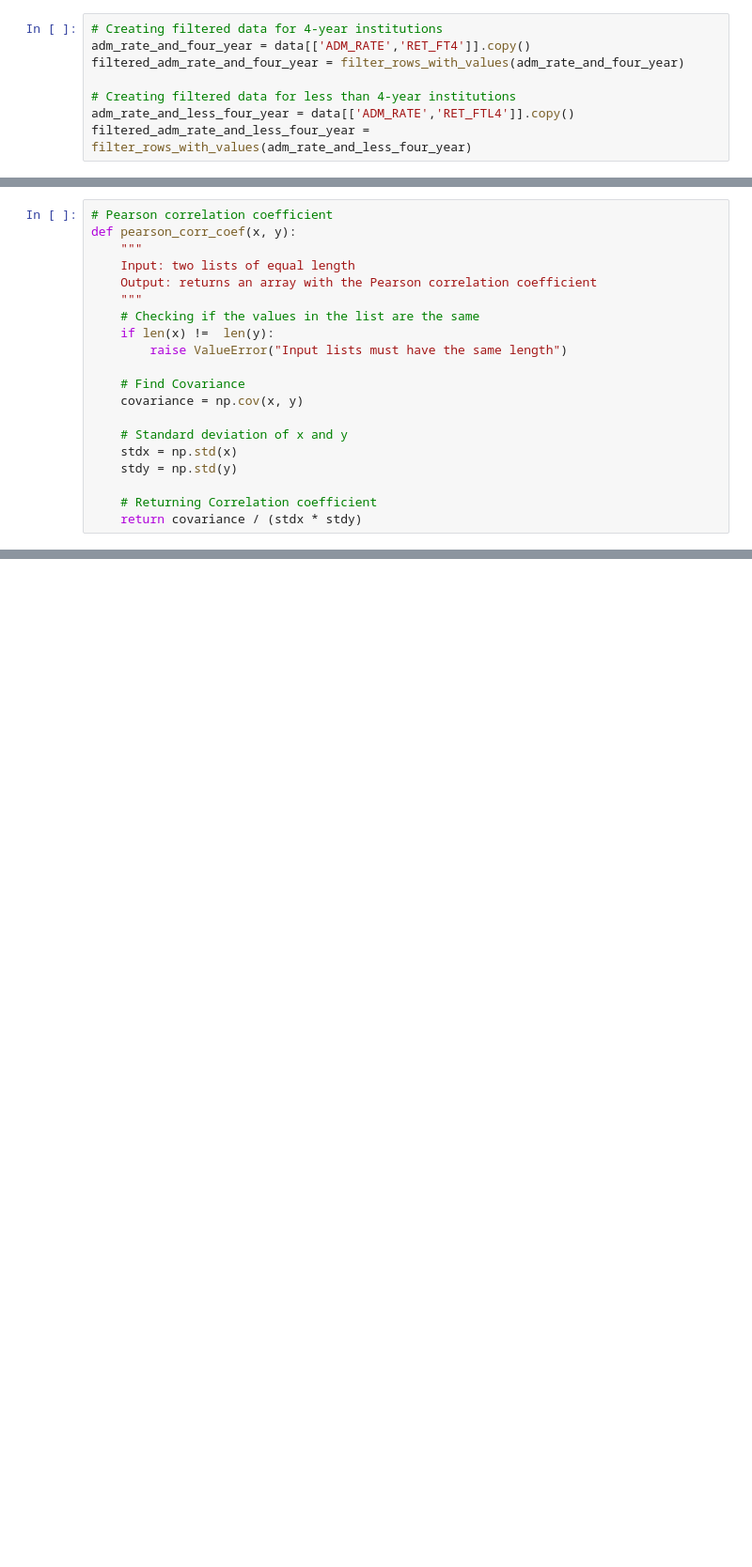
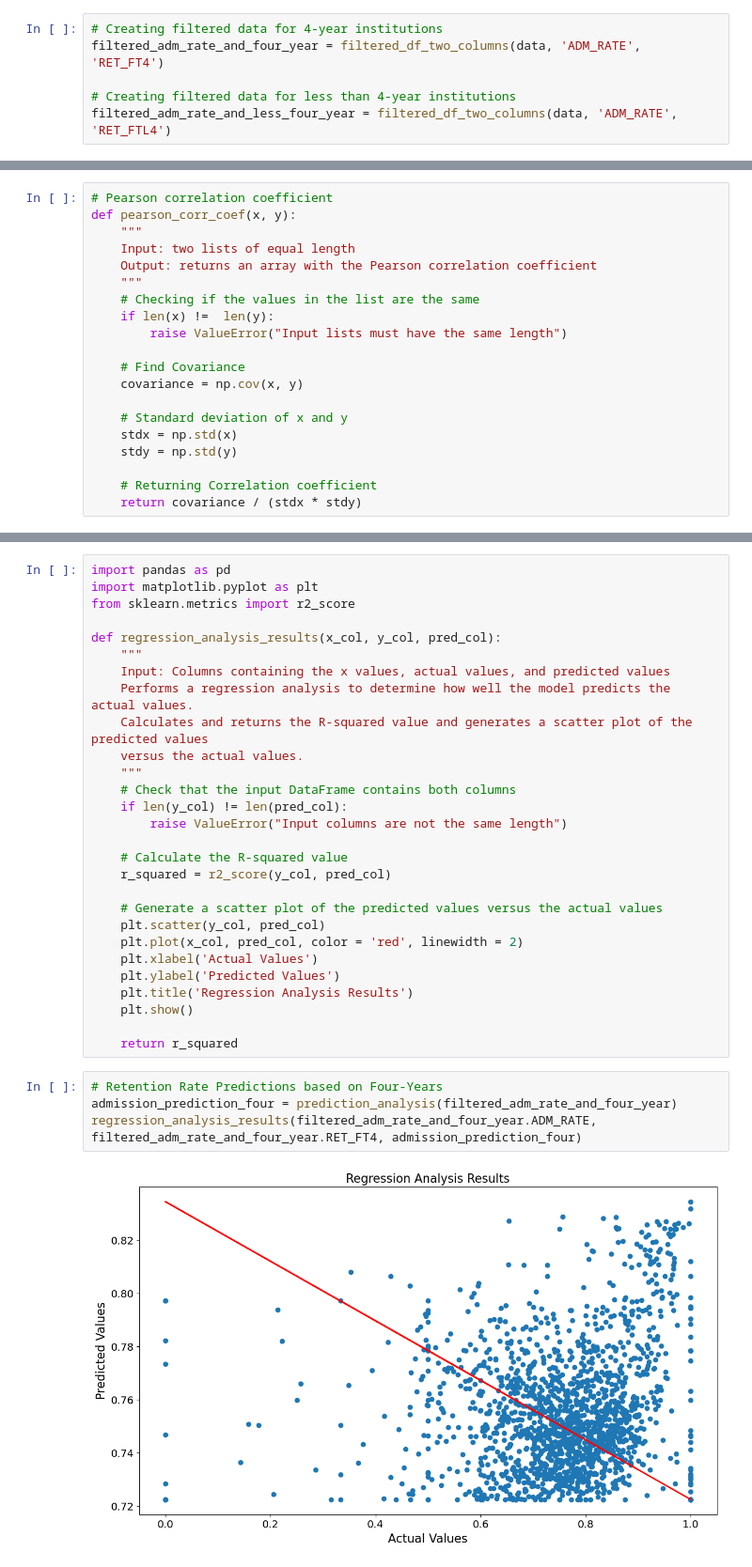
Before and after one commit to janetchoe/stat159-project, a Jupyter notebook: EDA.ipynb, the cells around one changed output, grey strips where cells are left out. Shown: that part at 94% size. Cells and saved outputs as stored; diff of their text form; blank space fills up the shorter version.

Commit message:
feature analysis

```diff
--- a/EDA.ipynb
+++ b/EDA.ipynb
@@ -143,11 +147,9 @@ def filter_rows_with_values(df):
 # %%
 # Creating filtered data for 4-year institutions
-adm_rate_and_four_year = data[['ADM_RATE','RET_FT4']].copy()
-filtered_adm_rate_and_four_year = filter_rows_with_values(adm_rate_and_four_year)
+filtered_adm_rate_and_four_year = filtered_df_two_columns(data, 'ADM_RATE', 'RET_FT4')
 
 # Creating filtered data for less than 4-year institutions
-adm_rate_and_less_four_year = data[['ADM_RATE','RET_FTL4']].copy()
-filtered_adm_rate_and_less_four_year = filter_rows_with_values(adm_rate_and_less_four_year)
+filtered_adm_rate_and_less_four_year = filtered_df_two_columns(data, 'ADM_RATE', 'RET_FTL4')
 # %%
 fig, (ax1, ax2) = plt.subplots(1, 2)
 fig.suptitle('Private (For Profit) Institution Retention Rates')
@@ -212,0 +224,34 @@ data.corr(ADM_RATE)
+# %%
+import pandas as pd
+import matplotlib.pyplot as plt
+from sklearn.metrics import r2_score
+
+def regression_analysis_results(x_col, y_col, pred_col):
+    """
+    Input: Columns containing the x values, actual values, and predicted values
+    Performs a regression analysis to determine how well the model predicts the actual values.
+    Calculates and returns the R-squared value and generates a scatter plot of the predicted values
+    versus the actual values.
+    """
+    # Check that the input DataFrame contains both columns
+    if len(y_col) != len(pred_col):
+        raise ValueError("Input columns are not the same length")
+
+    # Calculate the R-squared value
+    r_squared = r2_score(y_col, pred_col)
+
+    # Generate a scatter plot of the predicted values versus the actual values
+    plt.scatter(y_col, pred_col)
+    plt.plot(x_col, pred_col, color = 'red', linewidth = 2)
+    plt.xlabel('Actual Values')
+    plt.ylabel('Predicted Values')
+    plt.title('Regression Analysis Results')
+    plt.show()
+
+    return r_squared
+# %%
+# Retention Rate Predictions based on Four-Years
+admission_prediction_four = prediction_analysis(filtered_adm_rate_and_four_year)
+regression_analysis_results(filtered_adm_rate_and_four_year.ADM_RATE, filtered_adm_rate_and_four_year.RET_FT4, admission_prediction_four)
+# %% [output]
+[figure, added]
```
Also changed, not shown: parts of 11 cells of this notebook.
